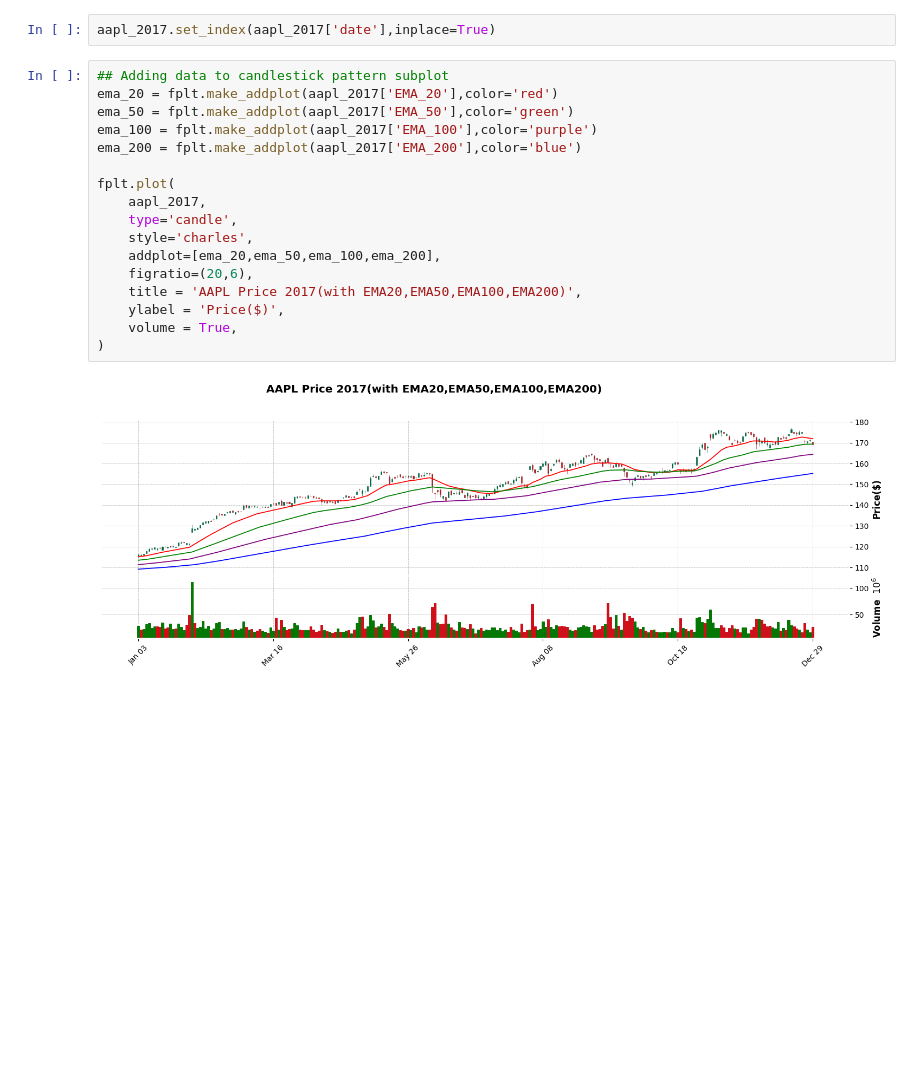
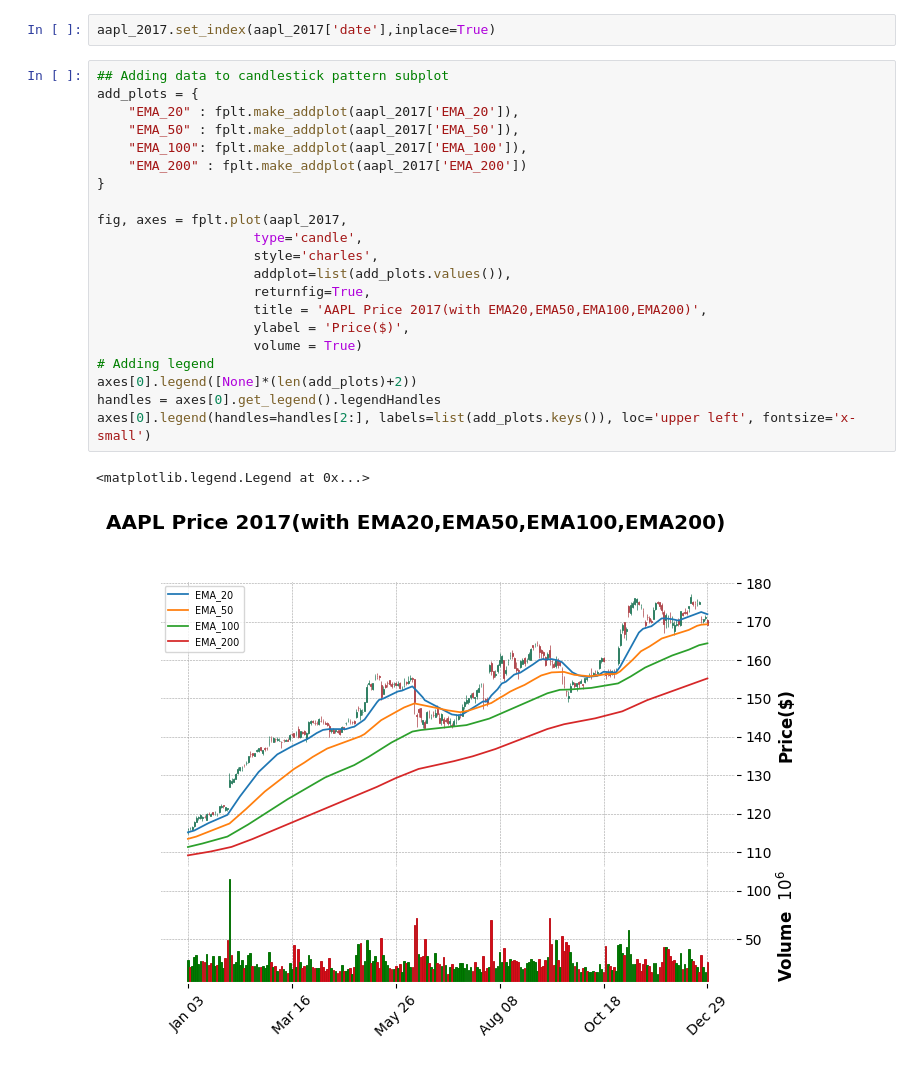
Before and after one commit to ongfong/data_analysis_projects, a Jupyter notebook: candlestick_stock_aapl(mplfinance).ipynb, the cells around one changed output. Drawn from its saved outputs; the diff is of its cells as text; blank space fills up the shorter version.

```diff
--- a/candlestick_stock_aapl(mplfinance).ipynb
+++ b/candlestick_stock_aapl(mplfinance).ipynb
@@ -128,20 +128,25 @@ aapl_2017
 aapl_2017.set_index(aapl_2017['date'],inplace=True)
 # %%
 ## Adding data to candlestick pattern subplot
-ema_20 = fplt.make_addplot(aapl_2017['EMA_20'],color='red')
-ema_50 = fplt.make_addplot(aapl_2017['EMA_50'],color='green')
-ema_100 = fplt.make_addplot(aapl_2017['EMA_100'],color='purple')
-ema_200 = fplt.make_addplot(aapl_2017['EMA_200'],color='blue')
+add_plots = {
+    "EMA_20" : fplt.make_addplot(aapl_2017['EMA_20']),
+    "EMA_50" : fplt.make_addplot(aapl_2017['EMA_50']),
+    "EMA_100": fplt.make_addplot(aapl_2017['EMA_100']),
+    "EMA_200" : fplt.make_addplot(aapl_2017['EMA_200'])
+}
 
-fplt.plot(
-    aapl_2017,
-    type='candle',
-    style='charles',
-    addplot=[ema_20,ema_50,ema_100,ema_200],
-    figratio=(20,6),
-    title = 'AAPL Price 2017(with EMA20,EMA50,EMA100,EMA200)',
-    ylabel = 'Price($)',
-    volume = True,
-)
+fig, axes = fplt.plot(aapl_2017,
+                    type='candle',
+                    style='charles',
+                    addplot=list(add_plots.values()),
+                    returnfig=True,
+                    title = 'AAPL Price 2017(with EMA20,EMA50,EMA100,EMA200)',
+                    ylabel = 'Price($)',
+                    volume = True)
+# Adding legend
+axes[0].legend([None]*(len(add_plots)+2))
+handles = axes[0].get_legend().legendHandles
+axes[0].legend(handles=handles[2:], labels=list(add_plots.keys()), loc='upper left', fontsize='x-small')
 # %% [output]
+<matplotlib.legend.Legend at 0x...>
-[figure, old version]
+[figure, new version]
```
